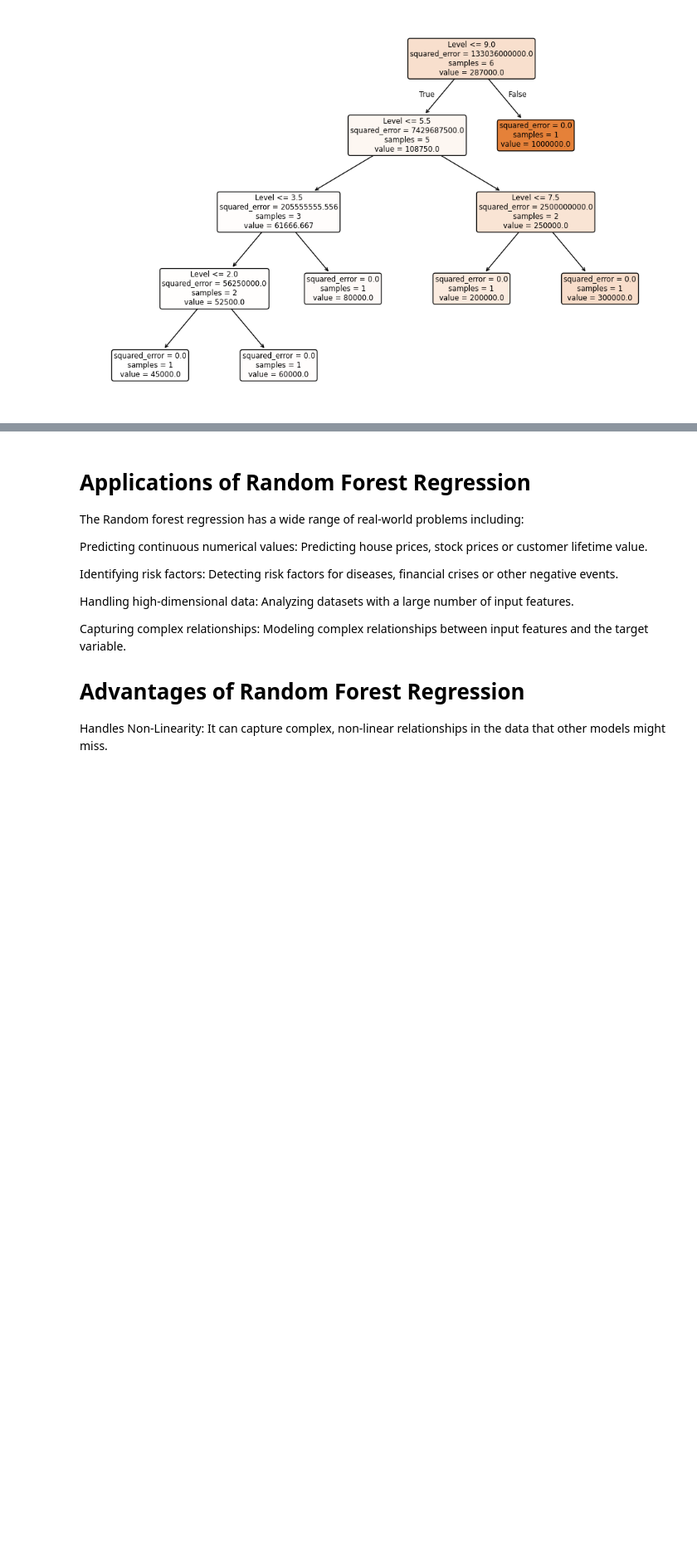
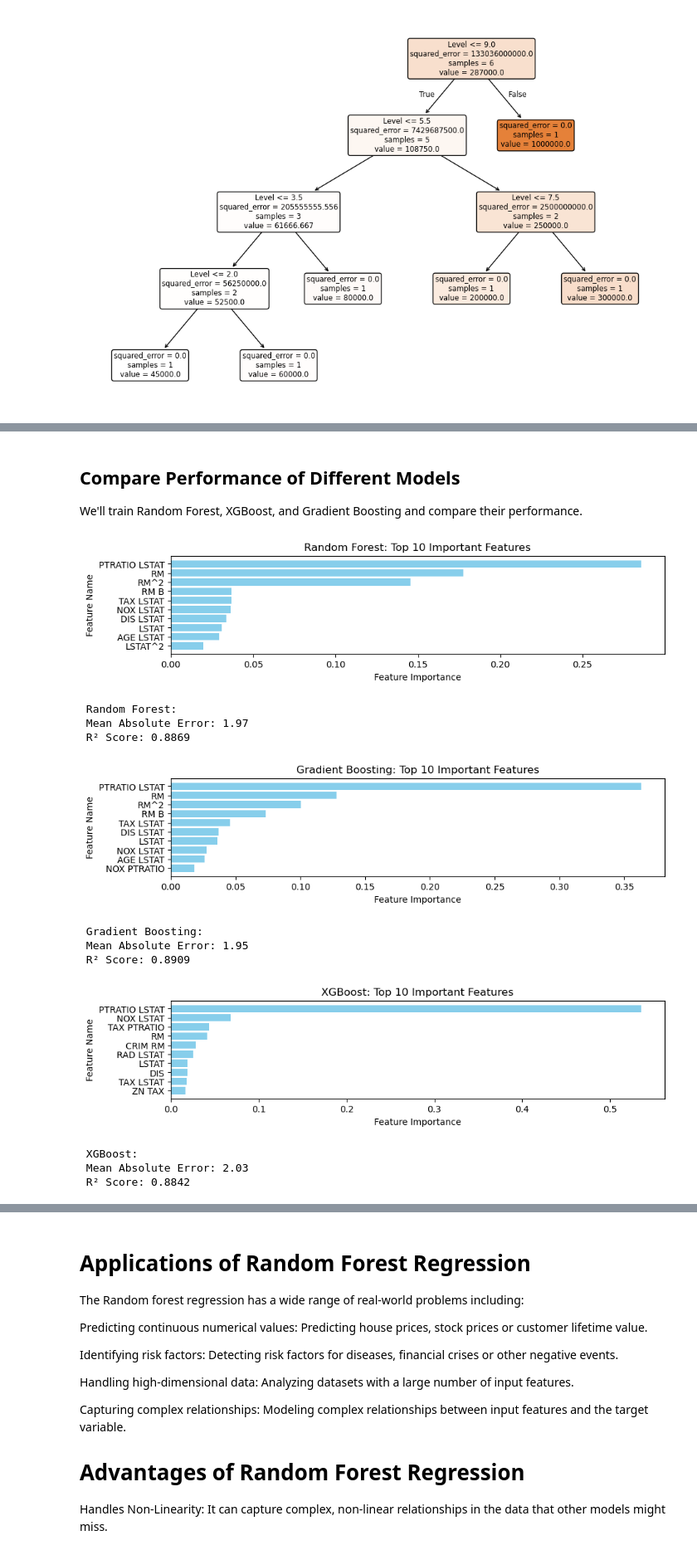
Before and after one commit to Cmattk/Datascience_python, a Jupyter notebook: Machine Learning/Supervised Learning/Regression/Random Forest Regression.ipynb, the cells around one changed output, grey strips where cells are left out. Shown: that part at 83% size. Saved outputs shown, nothing was run; the diff lists cells and outputs as text; code cells hidden in the pictures; blank space fills up the shorter version.

```diff
--- a/Machine Learning/Supervised Learning/Regression/Random Forest Regression.ipynb
+++ b/Machine Learning/Supervised Learning/Regression/Random Forest Regression.ipynb
@@ -272,0 +406,19 @@ plt.show()
+# %%
+from sklearn.preprocessing import PolynomialFeatures, StandardScaler
+
+# Select numerical features (excluding the target variable "MEDV")
+X = df.drop(columns=["MEDV"])
+y = df["MEDV"]
+
+# Add polynomial interaction terms (degree=2)
+poly = PolynomialFeatures(degree=2, include_bias=False)
+X_poly = poly.fit_transform(X)
+
+# Normalize the features using StandardScaler
+scaler = StandardScaler()
+X_scaled = scaler.fit_transform(X_poly)
+
+# Train-test split
+X_train, X_test, y_train, y_test = train_test_split(X_scaled, y, test_size=0.2, random_state=42)
+print(X_train.shape)
+print(y_train.shape)
@@ -272,0 +432,58 @@ plt.show()
+# %% [markdown]
+##  Compare Performance of Different Models
+We'll train Random Forest, XGBoost, and Gradient Boosting and compare their performance.
+# %%
+from sklearn.ensemble import RandomForestRegressor, GradientBoostingRegressor
+from xgboost import XGBRegressor
+from sklearn.metrics import mean_absolute_error, r2_score
+from sklearn.feature_selection import SelectFromModel
+
+# Train and Evaluate Models
+models = {
+    "Random Forest": RandomForestRegressor(n_estimators=100, random_state=42),
+    "Gradient Boosting": GradientBoostingRegressor(n_estimators=100, random_state=42),
+    "XGBoost": XGBRegressor(n_estimators=100, random_state=42)
+}
+
+for name, model in models.items():
+    model.fit(X_train, y_train)  # Train model
+
+    # Get feature importance scores
+    feature_importances = model.feature_importances_
+    feature_names = poly.get_feature_names_out()  # Get feature names from PolynomialFeatures
+
+    # Sort features by importance
+    feature_importance_df = pd.DataFrame({"Feature": feature_names, "Importance": feature_importances})
+    feature_importance_df = feature_importance_df.sort_values(by="Importance", ascending=False)
+
+    # Plot feature importance
+    plt.figure(figsize=(10, 2))
+    plt.barh(feature_importance_df["Feature"][:10], feature_importance_df["Importance"][:10], color="skyblue")
+    plt.xlabel("Feature Importance")
+    plt.ylabel("Feature Name")
+    plt.title(f"{name}: Top 10 Important Features")
+    plt.gca().invert_yaxis()
+    plt.show()
+
+    y_pred = model.predict(X_test)  # Predict on test data
+
+    # Evaluate model
+    mae = mean_absolute_error(y_test, y_pred)
+    r2 = r2_score(y_test, y_pred)
+
+    print(f" {name}:")
+    print(f" Mean Absolute Error: {mae:.2f}")
+    print(f" R² Score: {r2:.4f}\n")
+# %% [output]
+[figure, added]
+ Random Forest:
+ Mean Absolute Error: 1.97
+ R² Score: 0.8869
+[figure, added]
+ Gradient Boosting:
+ Mean Absolute Error: 1.95
+ R² Score: 0.8909
+[figure, added]
+ XGBoost:
+ Mean Absolute Error: 2.03
+ R² Score: 0.8842
```
Also changed, not shown: parts of 23 cells of this notebook, 2 other files.
